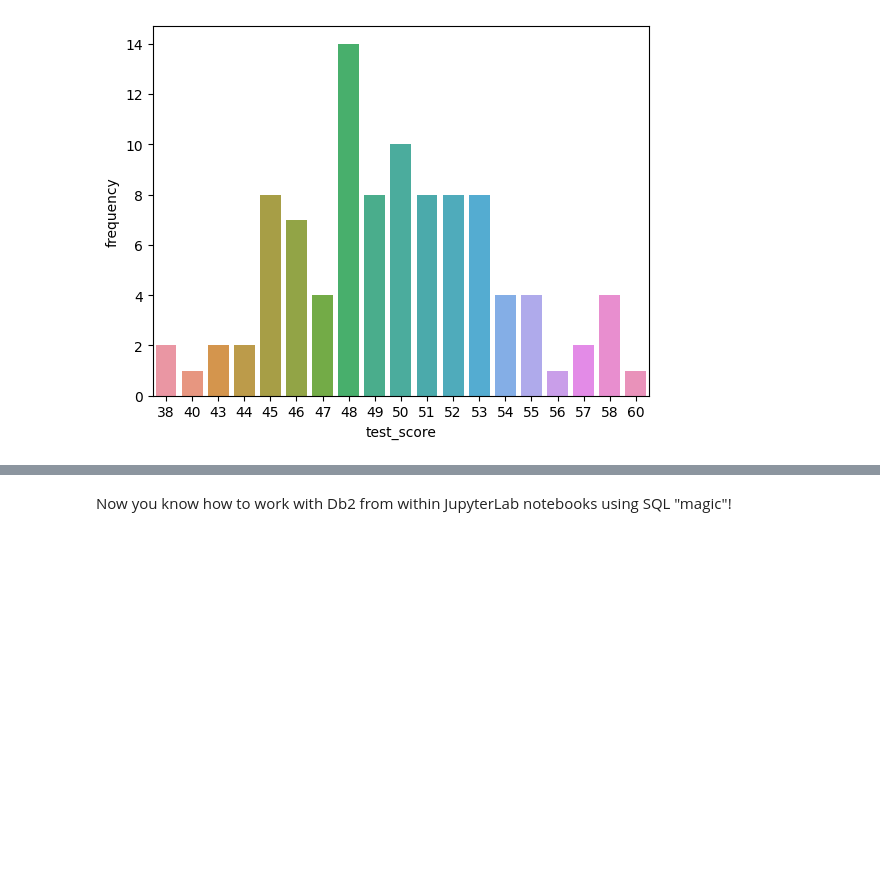
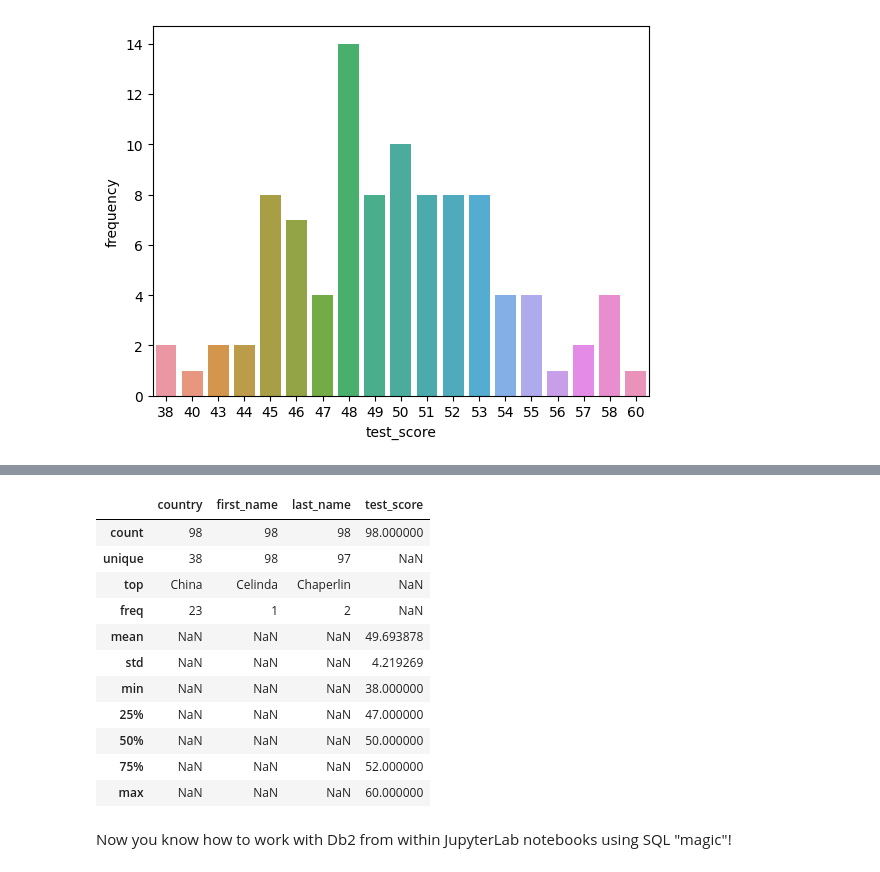
Before and after one commit to Jinkxt/IBM-Practice, a Jupyter notebook: 3- sql magic on ibm db2.ipynb, the cells around one changed output, grey strips where cells are left out. Saved outputs shown, nothing was run; the diff lists cells and outputs as text; code cells hidden in the pictures; blank space fills up the shorter version.

```diff
--- a/3- sql magic on ibm db2.ipynb
+++ b/3- sql magic on ibm db2.ipynb
@@ -178,3 +178,8 @@ import seaborn
 plot = seaborn.barplot(x='test_score',y='frequency', data=dataframe)
 # %% [output]
 [figure]
+# %%
+test ={}
+%sql test << SELECT * from INTERNATIONAL_STUDENT_TEST_SCORES;
+#test
+%sql SELECT country, count(*) as "Frequency" FROM INTERNATIONAL_STUDENT_TEST_SCORES GROUP BY country ORDER BY Frequency DESC;
@@ -181,3 +209,19 @@ plot = seaborn.barplot(x='test_score',y='frequency', data=dataframe)
+# %%
+bla=test.DataFrame()
+bla.describe(include='all')
+# %% [output]
+|  | country | first_name | last_name | test_score |
+| count | 98 | 98 | 98 | 98.000000 |
+| unique | 38 | 98 | 97 | NaN |
+| top | China | Celinda | Chaperlin | NaN |
+| freq | 23 | 1 | 2 | NaN |
+| mean | NaN | NaN | NaN | 49.693878 |
+| std | NaN | NaN | NaN | 4.219269 |
+| min | NaN | NaN | NaN | 38.000000 |
+| 25% | NaN | NaN | NaN | 47.000000 |
+| 50% | NaN | NaN | NaN | 50.000000 |
+| 75% | NaN | NaN | NaN | 52.000000 |
+| max | NaN | NaN | NaN | 60.000000 |
 # %% [markdown]
 Now you know how to work with Db2 from within JupyterLab notebooks using SQL "magic"!
 # %%
```
Also changed, not shown: parts of 1 cell of this notebook, 2 other files.
